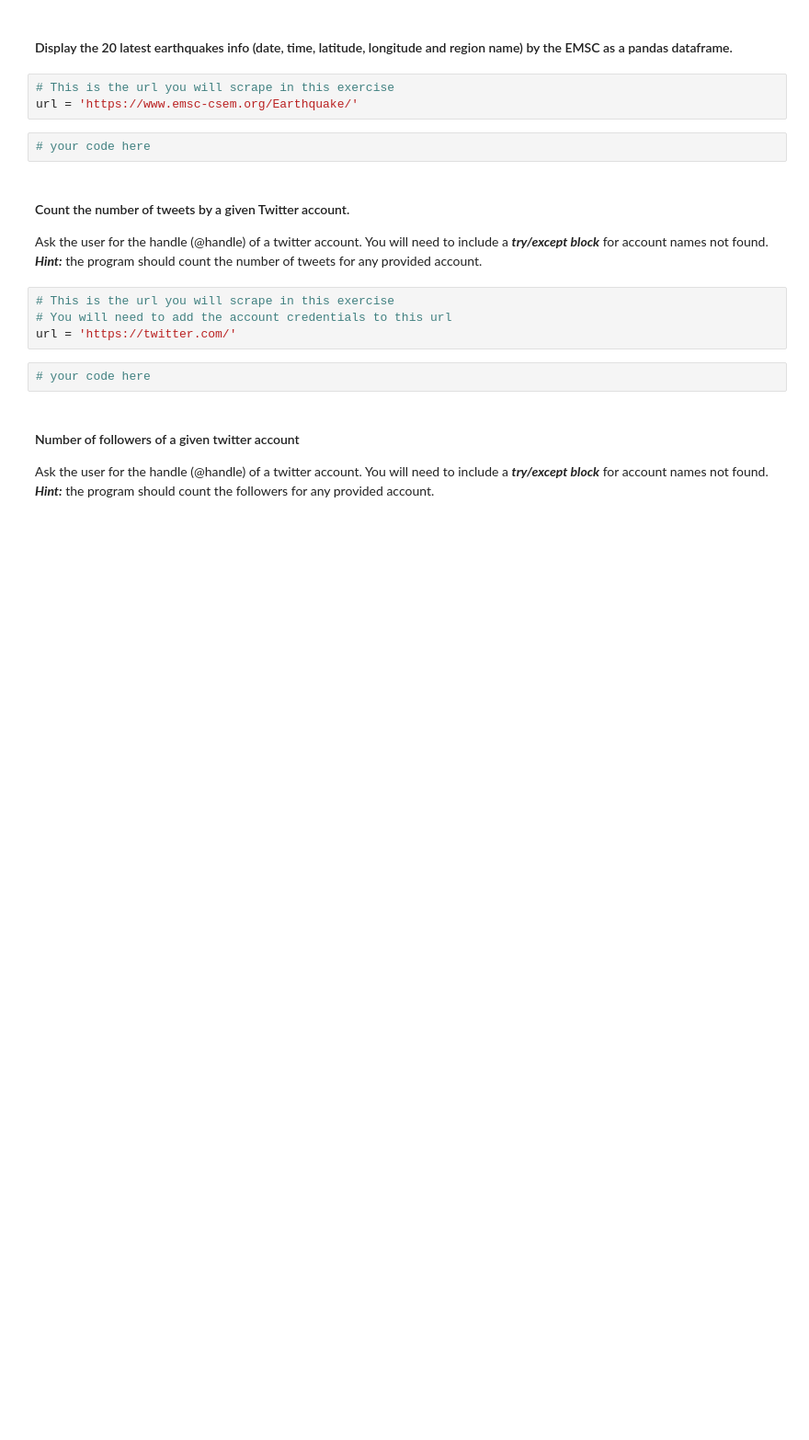
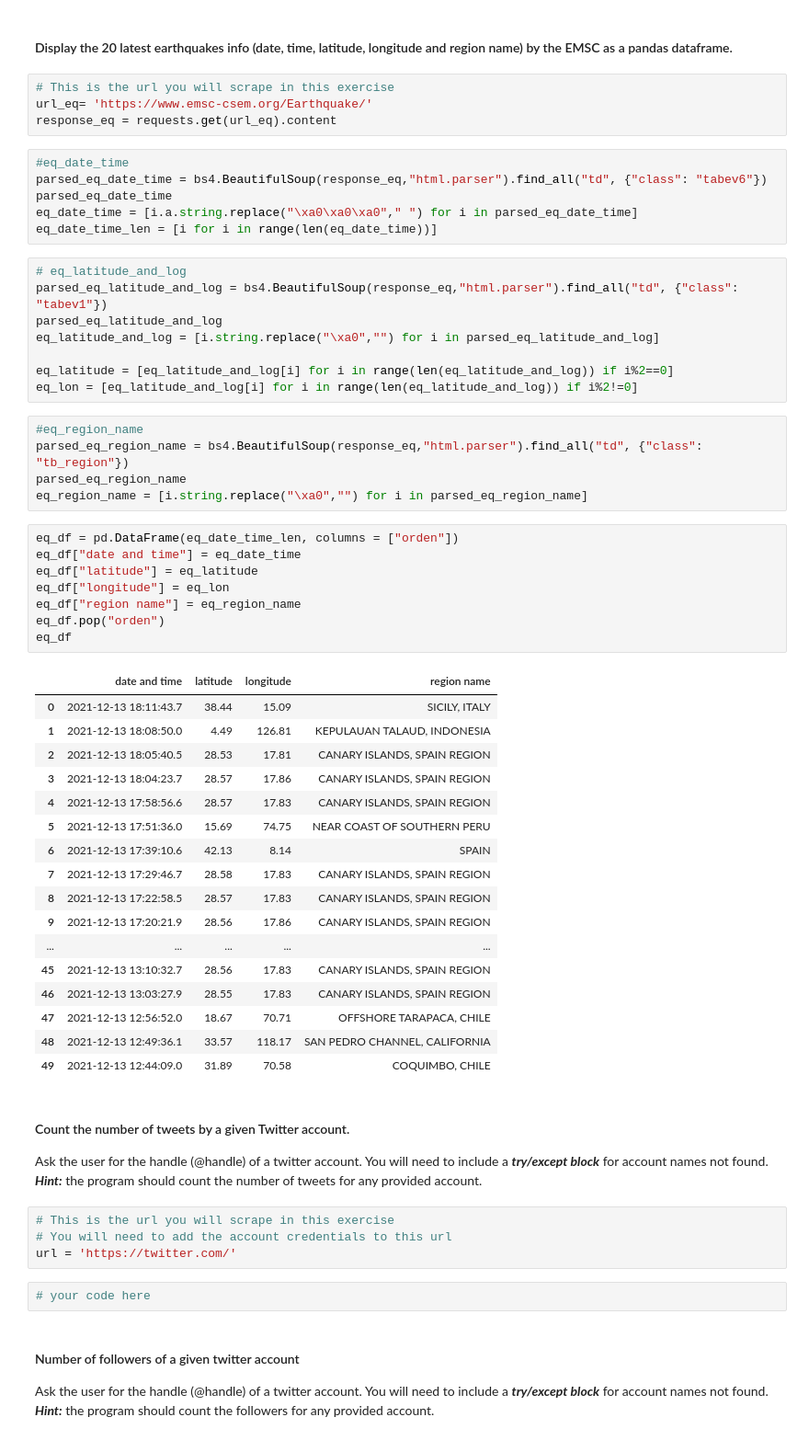
Before and after one commit to alvaro-saez/dataptmad1121_labs, a Jupyter notebook: extra-work/m1/lab-web-scraping/your-code/[lab-web-scraping] Alvaro Saez.ipynb, the cells around one changed output. Shown: that part at 92% size. Saved outputs shown, nothing was run; the diff lists cells and outputs as text; blank space fills up the shorter version.

```diff
--- a/extra-work/m1/lab-web-scraping/your-code/[lab-web-scraping] Alvaro Saez.ipynb
+++ b/extra-work/m1/lab-web-scraping/your-code/[lab-web-scraping] Alvaro Saez.ipynb
@@ -169,9 +301,53 @@ url = 'https://www.fbi.gov/wanted/topten'
 ####  Display the 20 latest earthquakes info (date, time, latitude, longitude and region name) by the EMSC as a pandas dataframe.
 # %%
 # This is the url you will scrape in this exercise
-url = 'https://www.emsc-csem.org/Earthquake/'
+url_eq= 'https://www.emsc-csem.org/Earthquake/'
+response_eq = requests.get(url_eq).content
-# %%
-# your code here
+# %%
+#eq_date_time
+parsed_eq_date_time = bs4.BeautifulSoup(response_eq,"html.parser").find_all("td", {"class": "tabev6"})
+parsed_eq_date_time
+eq_date_time = [i.a.string.replace("\xa0\xa0\xa0"," ") for i in parsed_eq_date_time]
+eq_date_time_len = [i for i in range(len(eq_date_time))]
+# %%
+# eq_latitude_and_log
+parsed_eq_latitude_and_log = bs4.BeautifulSoup(response_eq,"html.parser").find_all("td", {"class": "tabev1"})
+parsed_eq_latitude_and_log
+eq_latitude_and_log = [i.string.replace("\xa0","") for i in parsed_eq_latitude_and_log]
+
+eq_latitude = [eq_latitude_and_log[i] for i in range(len(eq_latitude_and_log)) if i%2==0]
+eq_lon = [eq_latitude_and_log[i] for i in range(len(eq_latitude_and_log)) if i%2!=0]
+# %%
+#eq_region_name
+parsed_eq_region_name = bs4.BeautifulSoup(response_eq,"html.parser").find_all("td", {"class": "tb_region"})
+parsed_eq_region_name
+eq_region_name = [i.string.replace("\xa0","") for i in parsed_eq_region_name]
+# %%
+eq_df = pd.DataFrame(eq_date_time_len, columns = ["orden"])
+eq_df["date and time"] = eq_date_time
+eq_df["latitude"] = eq_latitude
+eq_df["longitude"] = eq_lon
+eq_df["region name"] = eq_region_name
+eq_df.pop("orden")
+eq_df
+# %% [output]
+|  | date and time | latitude | longitude | region name |
+| 0 | 2021-12-13 18:11:43.7 | 38.44 | 15.09 | SICILY, ITALY |
+| 1 | 2021-12-13 18:08:50.0 | 4.49 | 126.81 | KEPULAUAN TALAUD, INDONESIA |
+| 2 | 2021-12-13 18:05:40.5 | 28.53 | 17.81 | CANARY ISLANDS, SPAIN REGION |
+| 3 | 2021-12-13 18:04:23.7 | 28.57 | 17.86 | CANARY ISLANDS, SPAIN REGION |
+| 4 | 2021-12-13 17:58:56.6 | 28.57 | 17.83 | CANARY ISLANDS, SPAIN REGION |
+| 5 | 2021-12-13 17:51:36.0 | 15.69 | 74.75 | NEAR COAST OF SOUTHERN PERU |
+| 6 | 2021-12-13 17:39:10.6 | 42.13 | 8.14 | SPAIN |
+| 7 | 2021-12-13 17:29:46.7 | 28.58 | 17.83 | CANARY ISLANDS, SPAIN REGION |
+| 8 | 2021-12-13 17:22:58.5 | 28.57 | 17.83 | CANARY ISLANDS, SPAIN REGION |
+| 9 | 2021-12-13 17:20:21.9 | 28.56 | 17.86 | CANARY ISLANDS, SPAIN REGION |
+| ... | ... | ... | ... | ... |
+| 45 | 2021-12-13 13:10:32.7 | 28.56 | 17.83 | CANARY ISLANDS, SPAIN REGION |
+| 46 | 2021-12-13 13:03:27.9 | 28.55 | 17.83 | CANARY ISLANDS, SPAIN REGION |
+| 47 | 2021-12-13 12:56:52.0 | 18.67 | 70.71 | OFFSHORE TARAPACA, CHILE |
+| 48 | 2021-12-13 12:49:36.1 | 33.57 | 118.17 | SAN PEDRO CHANNEL, CALIFORNIA |
+| 49 | 2021-12-13 12:44:09.0 | 31.89 | 70.58 | COQUIMBO, CHILE |
 # %% [markdown]
 #### Count the number of tweets by a given Twitter account.
 Ask the user for the handle (@handle) of a twitter account. You will need to include a ***try/except block*** for account names not found.
```
Also changed, not shown: parts of 18 cells of this notebook.
